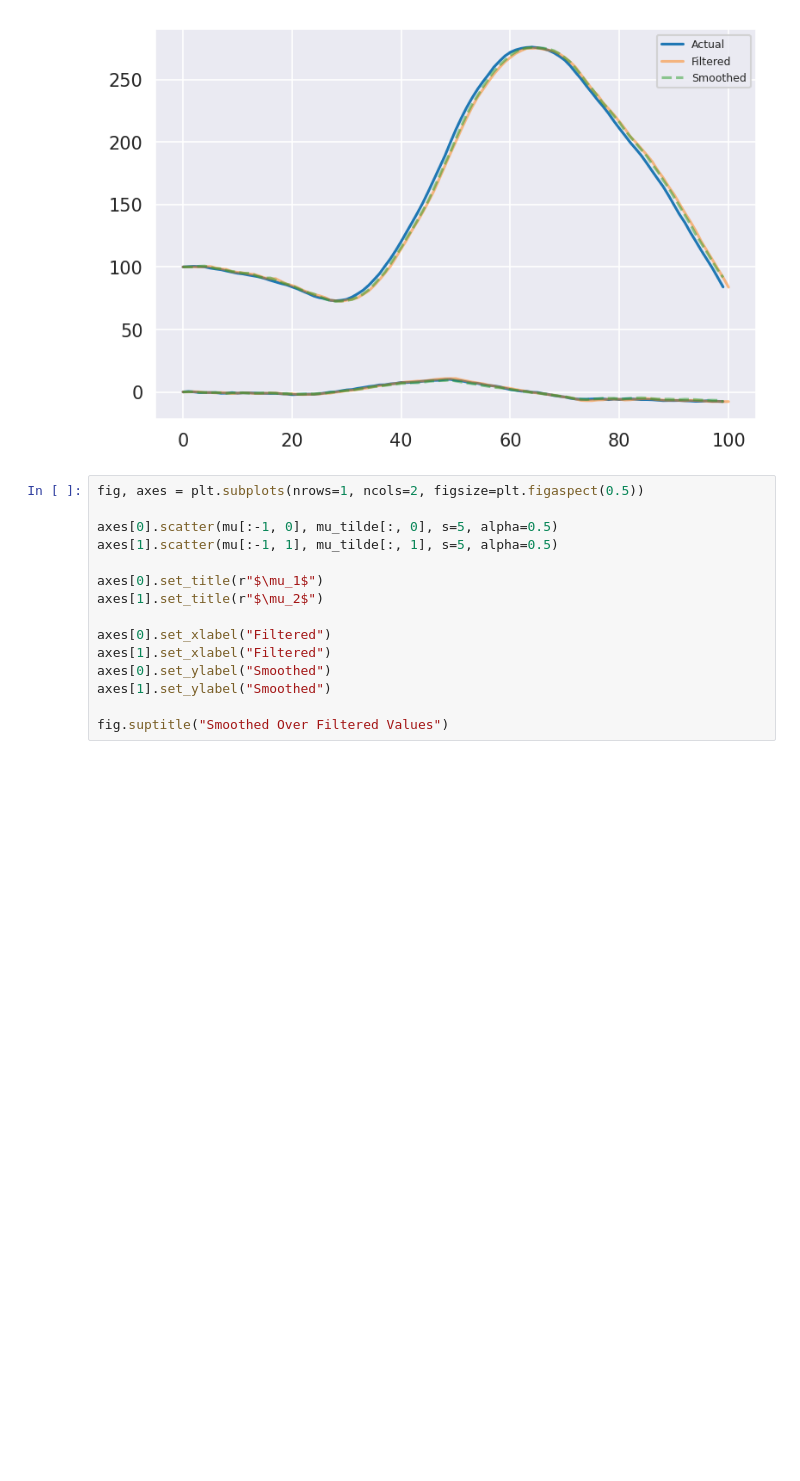
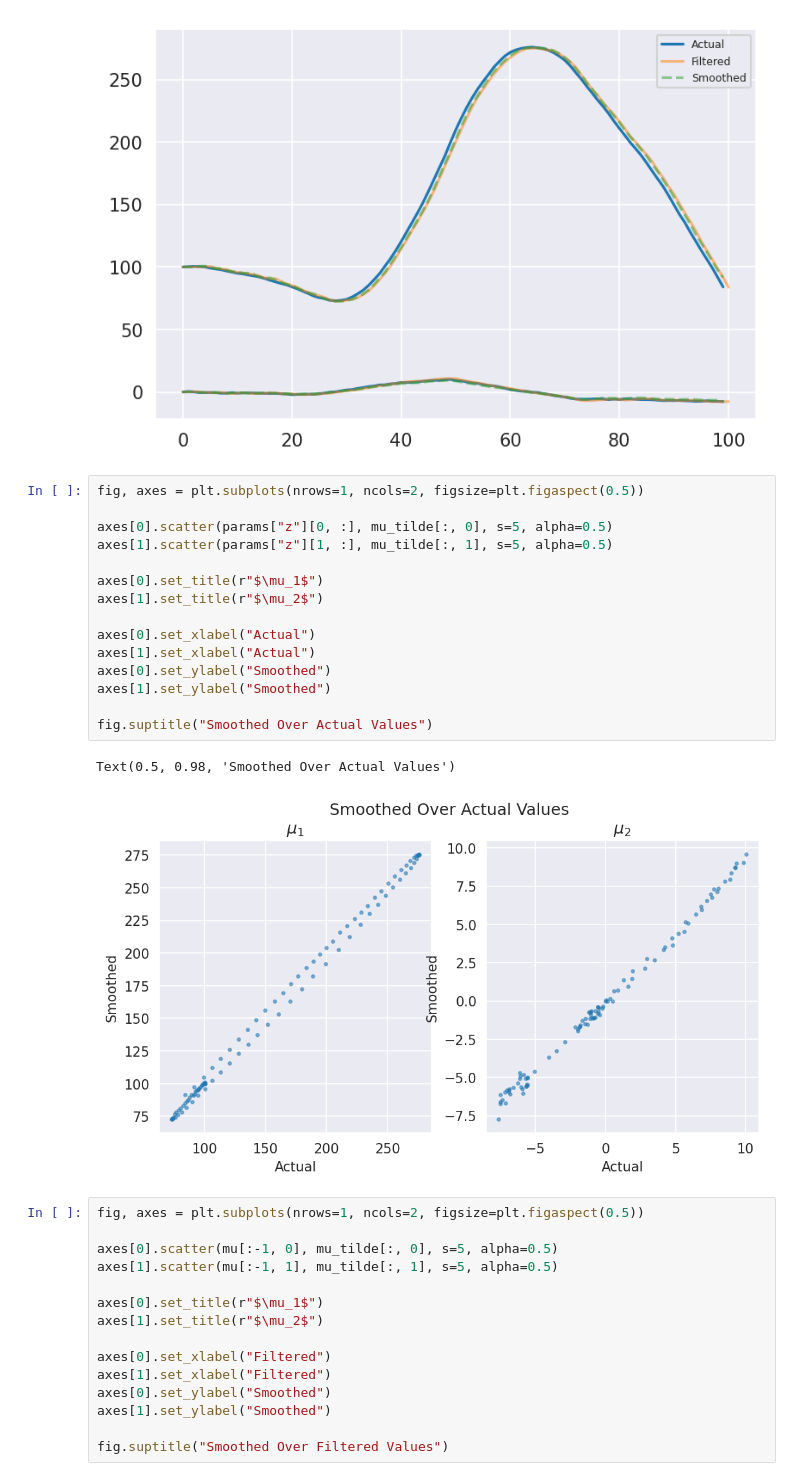
Before and after one commit to LarsKue/TSA-RNN, a Jupyter notebook: ex06/ex06.ipynb, the cells around one changed output. Saved outputs shown, nothing was run; the diff lists cells and outputs as text; blank space fills up the shorter version.

```diff
--- a/ex06/ex06.ipynb
+++ b/ex06/ex06.ipynb
@@ -208,6 +208,24 @@ plt.legend()
 # %% [output]
 <matplotlib.legend.Legend at 0x...>
 [figure]
+# %%
+fig, axes = plt.subplots(nrows=1, ncols=2, figsize=plt.figaspect(0.5))
+
+axes[0].scatter(params["z"][0, :], mu_tilde[:, 0], s=5, alpha=0.5)
+axes[1].scatter(params["z"][1, :], mu_tilde[:, 1], s=5, alpha=0.5)
+
+axes[0].set_title(r"$\mu_1$")
+axes[1].set_title(r"$\mu_2$")
+
+axes[0].set_xlabel("Actual")
+axes[1].set_xlabel("Actual")
+axes[0].set_ylabel("Smoothed")
+axes[1].set_ylabel("Smoothed")
+
+fig.suptitle("Smoothed Over Actual Values")
+# %% [output]
+Text(0.5, 0.98, 'Smoothed Over Actual Values')
+[figure, added]
 # %%
 fig, axes = plt.subplots(nrows=1, ncols=2, figsize=plt.figaspect(0.5))
 
```
Also changed, not shown: parts of 4 cells of this notebook.
